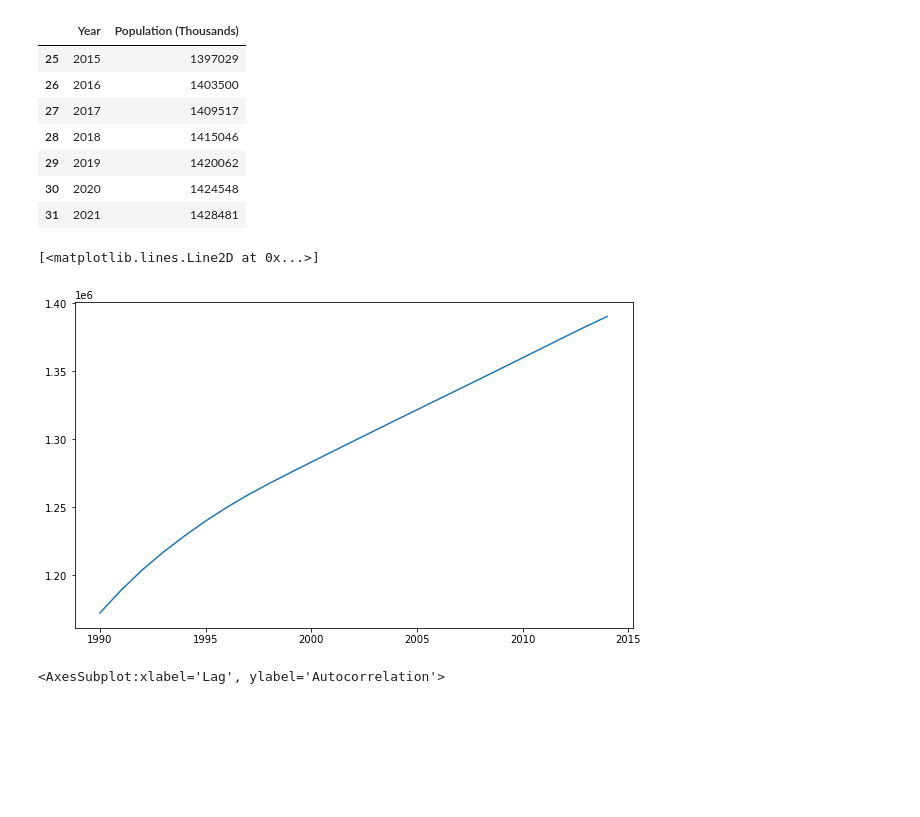
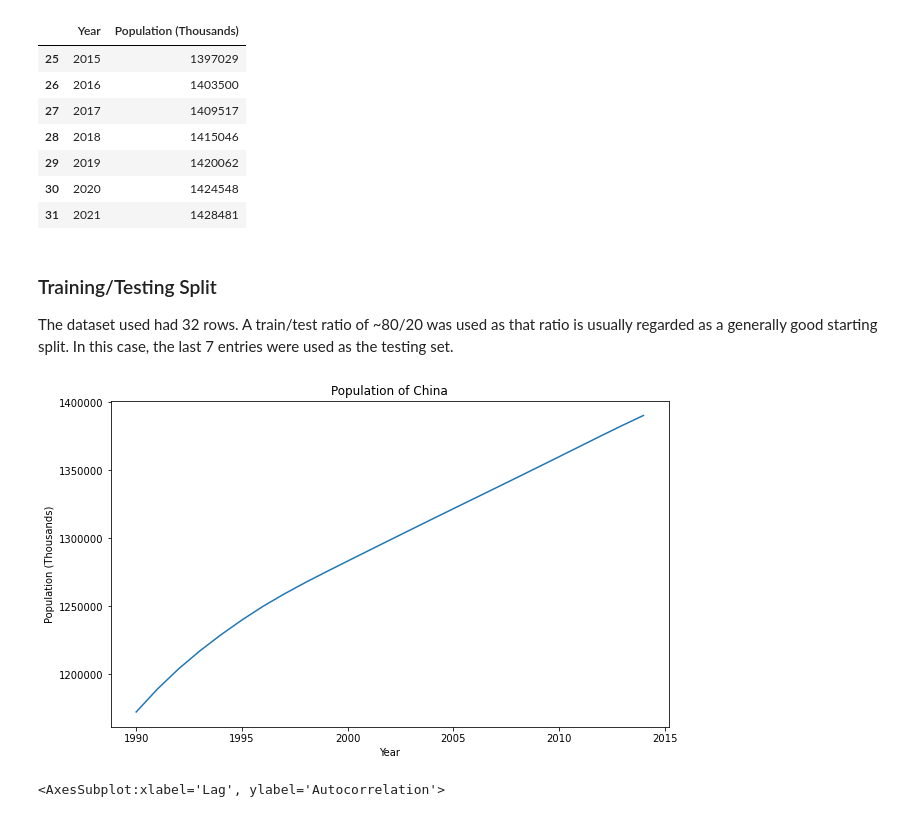
Before and after one commit to dkristek/UN_Country_Population_Growth, a Jupyter notebook: Provisional_MLmodel.ipynb, the cells around one changed output. Saved outputs shown, nothing was run; the diff lists cells and outputs as text; code cells hidden in the pictures; blank space fills up the shorter version.

```diff
--- a/Provisional_MLmodel.ipynb
+++ b/Provisional_MLmodel.ipynb
@@ -58,6 +16,12 @@ cursor.execute('''SELECT mid_year, population from populations where country_id
+# %%
+engine = create_engine(db_string)
 # %%
 #print result of query
-china_df = pd.DataFrame(cursor.fetchall(), columns=['Year', 'Population (Thousands)'])
+china_df = pd.read_sql(
+    '''SELECT mid_year, population from populations where country_id = '1' ''',
+    con = engine
+)
+china_df=china_df.rename(columns={"mid_year":"Year", "population":"Population (Thousands)"})
 china_df
 # %% [output]
 |  | Year | Population (Thousands) |
@@ -93,13 +64,19 @@ test_data
 | 29 | 2019 | 1420062 |
 | 30 | 2020 | 1424548 |
 | 31 | 2021 | 1428481 |
+# %% [markdown]
+### Training/Testing Split
+The dataset used had 32 rows. A train/test ratio of ~80/20 was used as that ratio is usually regarded as a generally good starting split. In this case, the last 7 entries were used as the testing set.
 # %%
 #EDF
 # %%
 X_training=training_data['Year'].astype('int32')
 y_training= training_data['Population (Thousands)'].astype('int32')
 plt.plot(X_training,y_training)
+plt.xlabel('Year')
+plt.ylabel('Population (Thousands)')
+plt.title(label='Population of China')
+plt.ticklabel_format(style='plain')
 # %% [output]
-[<matplotlib.lines.Line2D at 0x...>]
-[figure, old version]
+[figure, new version]
 # %%
```
Also changed, not shown: parts of 20 cells of this notebook, 2 other files.
